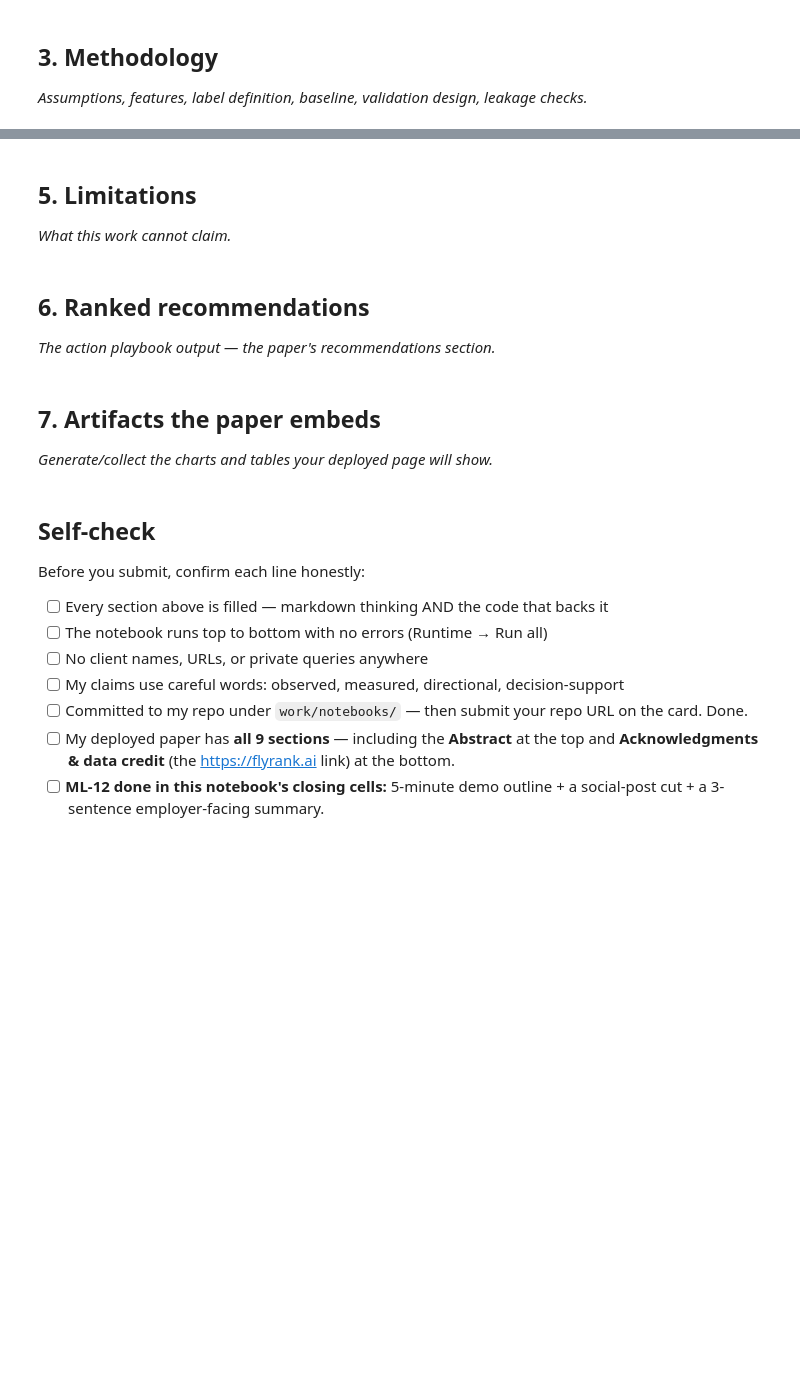
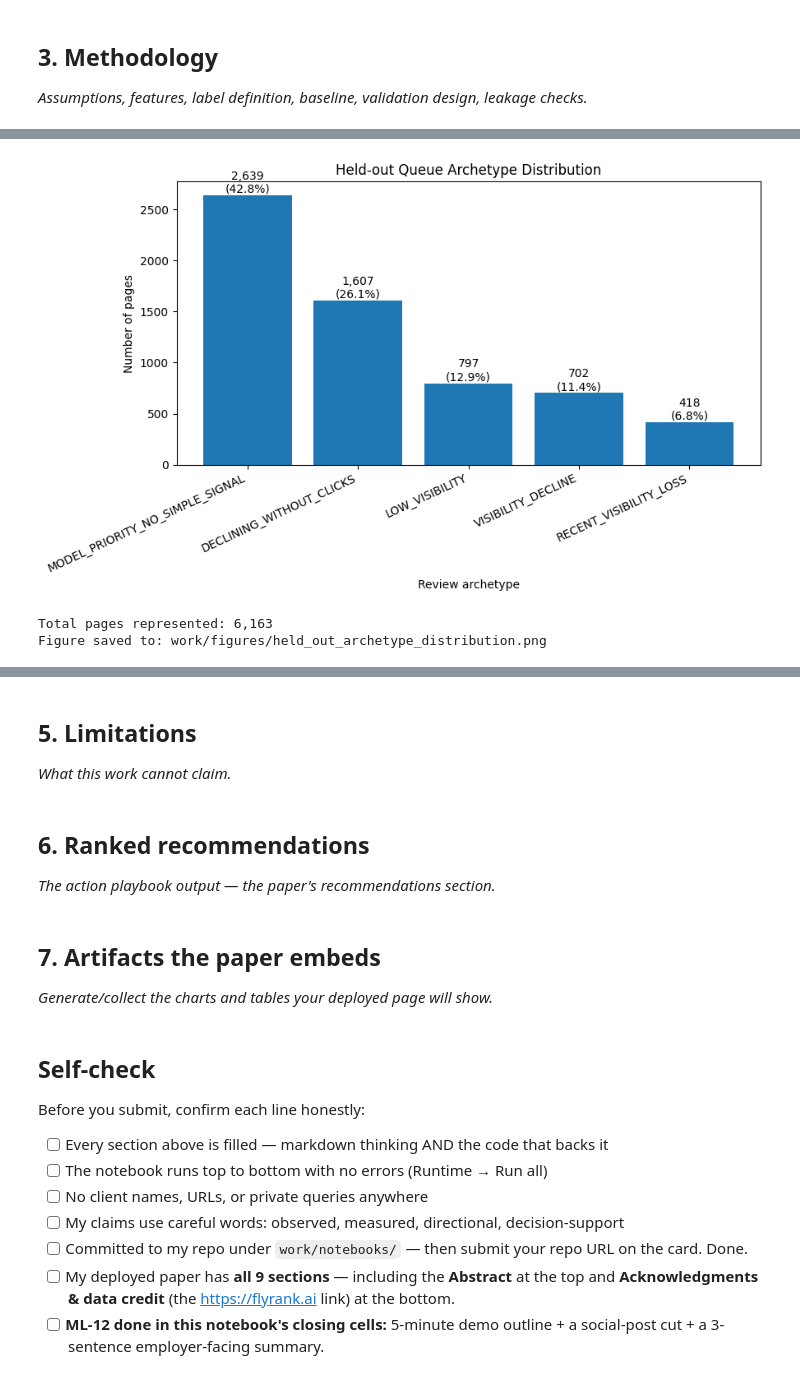
Before and after one commit to yara-08/ML-FlyRank-Internship2, a Jupyter notebook: work/notebooks/capstone.ipynb, the cells around one changed output, grey strips where cells are left out. Drawn from its saved outputs; the diff is of its cells as text; code cells hidden in the pictures; blank space fills up the shorter version.

```diff
--- a/work/notebooks/capstone.ipynb
+++ b/work/notebooks/capstone.ipynb
@@ -24,0 +546,77 @@ This skeleton is yours to fill. Work the sections **in order** — each one has
+# %%
+# Figure 4 — Held-out queue archetype distribution
+
+import matplotlib.pyplot as plt
+import os
+
+archetypes = [
+    "MODEL_PRIORITY_NO_SIMPLE_SIGNAL",
+    "DECLINING_WITHOUT_CLICKS",
+    "LOW_VISIBILITY",
+    "VISIBILITY_DECLINE",
+    "RECENT_VISIBILITY_LOSS"
+]
+
+counts = [
+    2639,
+    1607,
+    797,
+    702,
+    418
+]
+
+total = sum(counts)
+
+percentages = [
+    count / total * 100
+    for count in counts
+]
+
+# Create figure
+fig, ax = plt.subplots(figsize=(9, 5.5))
+
+bars = ax.bar(
+    archetypes,
+    counts
+)
+
+ax.set_ylabel("Number of pages")
+ax.set_xlabel("Review archetype")
+ax.set_title("Held-out Queue Archetype Distribution")
+
+# Rotate long category labels
+plt.xticks(
+    rotation=25,
+    ha="right"
+)
+
+# Add percentage labels above bars
+for bar, count, percentage in zip(bars, counts, percentages):
+    ax.text(
+        bar.get_x() + bar.get_width() / 2,
+        bar.get_height(),
+        f"{count:,}\n({percentage:.1f}%)",
+        ha="center",
+        va="bottom"
+    )
+
+plt.tight_layout()
+
+# Save paper-ready figure
+figure_path = "work/figures/held_out_archetype_distribution.png"
+os.makedirs(os.path.dirname(figure_path), exist_ok=True)
+
+plt.savefig(
+    figure_path,
+    dpi=300,
+    bbox_inches="tight"
+)
+
+plt.show()
+
+print(f"Total pages represented: {total:,}")
+print(f"Figure saved to: {figure_path}")
+# %% [output]
+[figure, added]
+Total pages represented: 6,163
+Figure saved to: work/figures/held_out_archetype_distribution.png
```
Also changed, not shown: parts of 15 cells of this notebook.
